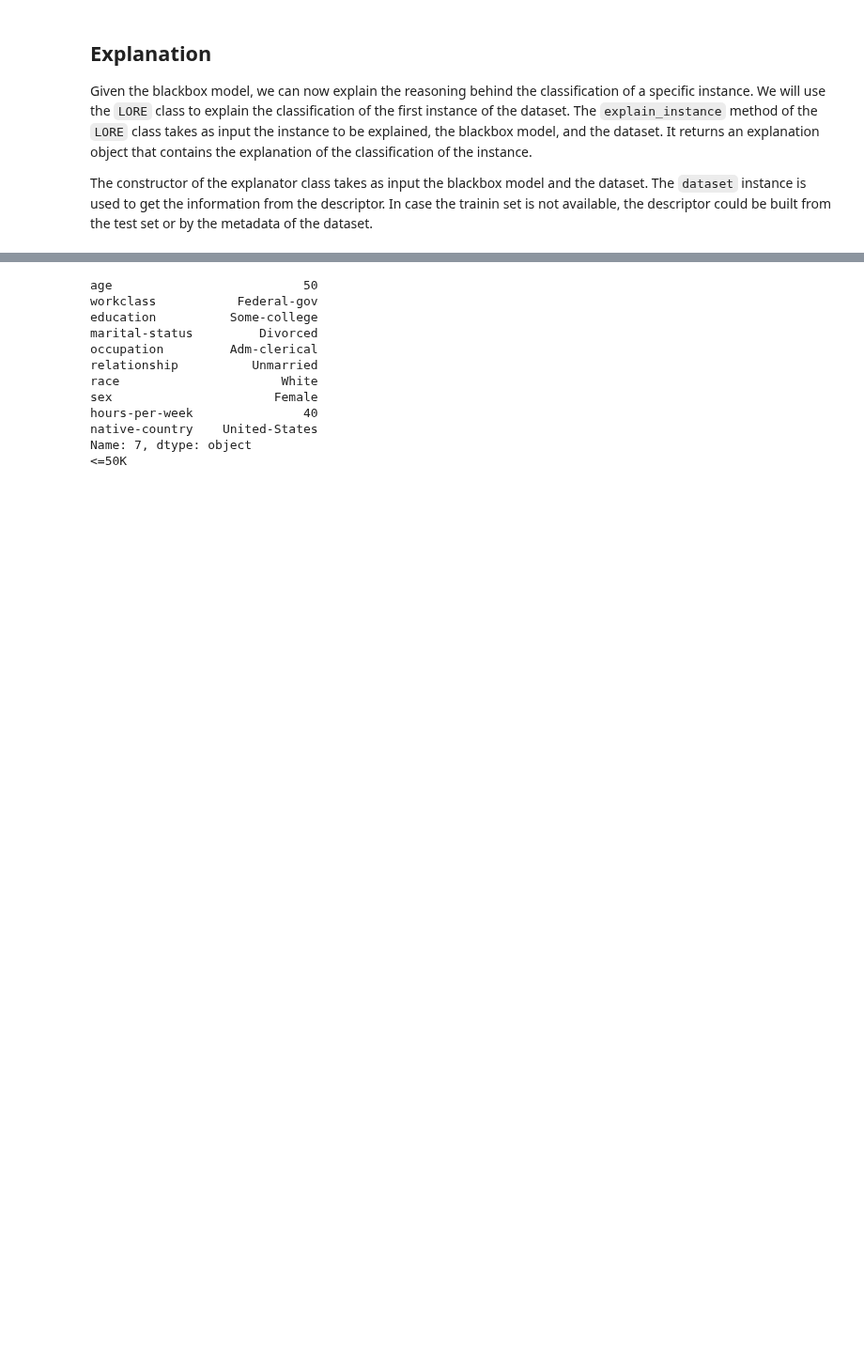
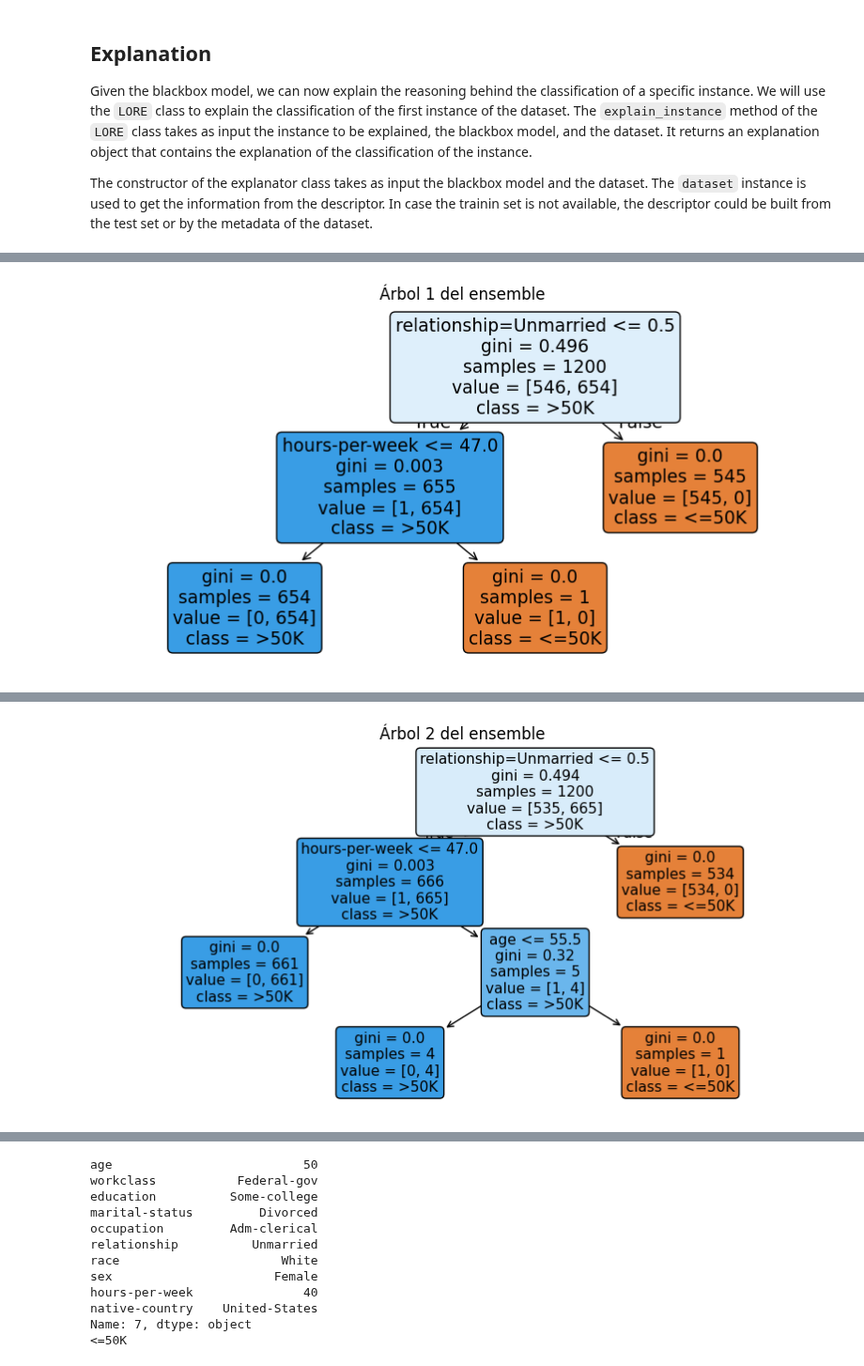
Before and after one commit to pablopalacios23/LORE_sa, a Jupyter notebook: LORE_Tutorial_Adult.ipynb, the cells around one changed output, grey strips where cells are left out. Shown at 94% size. Drawn from its saved outputs; the diff is of its cells as text; code cells hidden in the pictures; blank space fills up the shorter version.

```diff
--- a/LORE_Tutorial_Adult.ipynb
+++ b/LORE_Tutorial_Adult.ipynb
@@ -283,3 +285,19 @@ def visualize_supertree(tree, feature_names=None, class_names=None):
 
     add_node(tree)
     return dot
+# %%
+from sklearn.tree import plot_tree
+import matplotlib.pyplot as plt
+
+ensemble = tabularLore_small.surrogate  # ya está entrenado internamente
+feature_names = list(tabularLore_small.encoder.encoded_features.values())
+
+# Dibujar cada árbol individual
+for i, tree in enumerate(ensemble.trees):
+    plt.figure(figsize=(10, 5))
+    plot_tree(tree, filled=True, rounded=True,
+              feature_names=feature_names,
+              class_names=class_names)
+    plt.title(f"Árbol {i+1} del ensemble")
+    plt.show()
+# %% [output]
@@ -285,0 +321 @@ def visualize_supertree(tree, feature_names=None, class_names=None):
+[figure, added]
@@ -285,0 +339 @@ def visualize_supertree(tree, feature_names=None, class_names=None):
+[figure, added]
```
Also changed, not shown: parts of 6 cells of this notebook, 5 other files.
